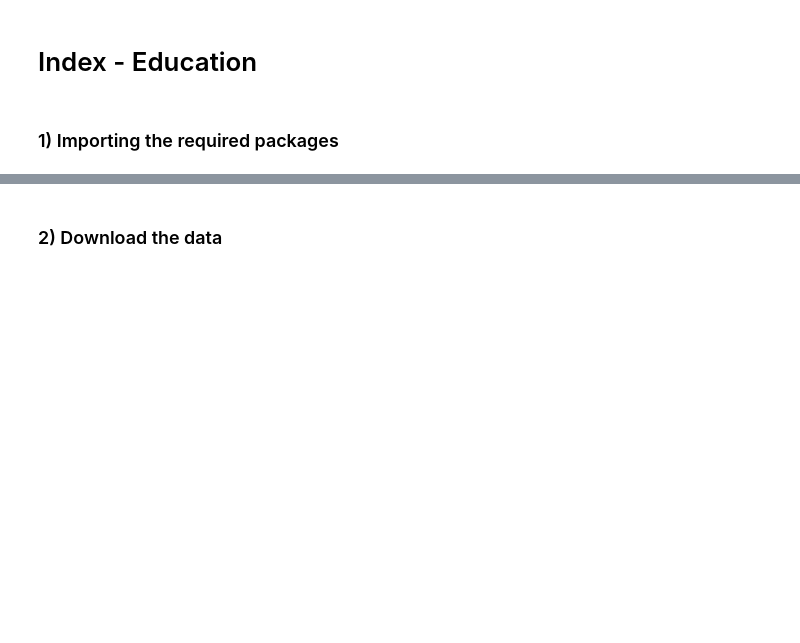
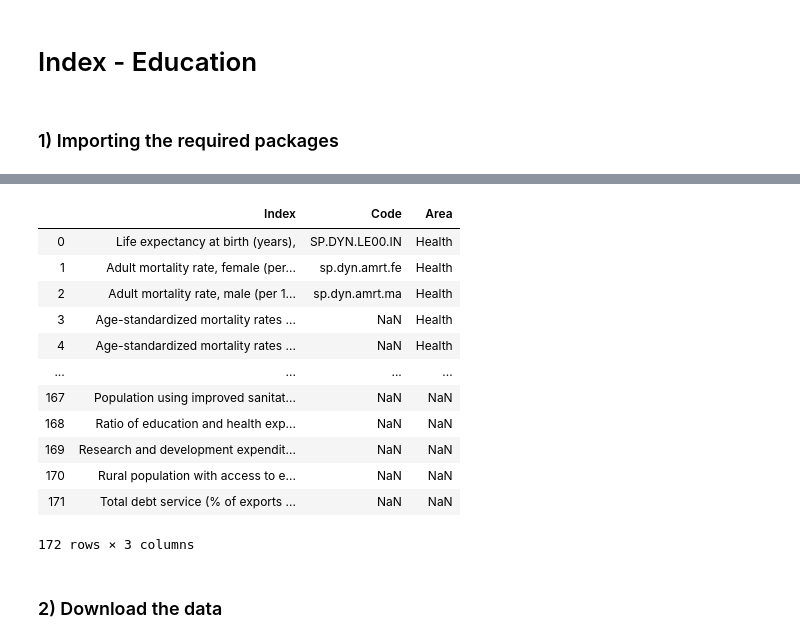
Before and after one commit to Walras-data/indicators, a Jupyter notebook: Health_Index.ipynb, the cells around one changed output, grey strips where cells are left out. Drawn from its saved outputs; the diff is of its cells as text; code cells hidden in the pictures; blank space fills up the shorter version.

```diff
--- a/Health_Index.ipynb
+++ b/Health_Index.ipynb
@@ -18,3 +86,20 @@ import matplotlib.pyplot as plt
+# %%
+health = pd.read_csv('healthindex.csv', encoding = "ISO-8859-1",sep = ";", error_bad_lines = False)
+health
+# %% [output]
+|  | Index | Code | Area |
+| 0 | Life expectancy at birth (years), | SP.DYN.LE00.IN | Health |
+| 1 | Adult mortality rate, female (per... | sp.dyn.amrt.fe | Health |
+| 2 | Adult mortality rate, male (per 1... | sp.dyn.amrt.ma | Health |
+| 3 | Age-standardized mortality rates ... | NaN | Health |
+| 4 | Age-standardized mortality rates ... | NaN | Health |
+| ... | ... | ... | ... |
+| 167 | Population using improved sanitat... | NaN | NaN |
+| 168 | Ratio of education and health exp... | NaN | NaN |
+| 169 | Research and development expendit... | NaN | NaN |
+| 170 | Rural population with access to e... | NaN | NaN |
+| 171 | Total debt service (% of exports ... | NaN | NaN |
+172 rows × 3 columns
 # %% [markdown]
 ### 2) Download the data
 # %%
```
Also changed, not shown: parts of 6 cells of this notebook, 2 other files.
